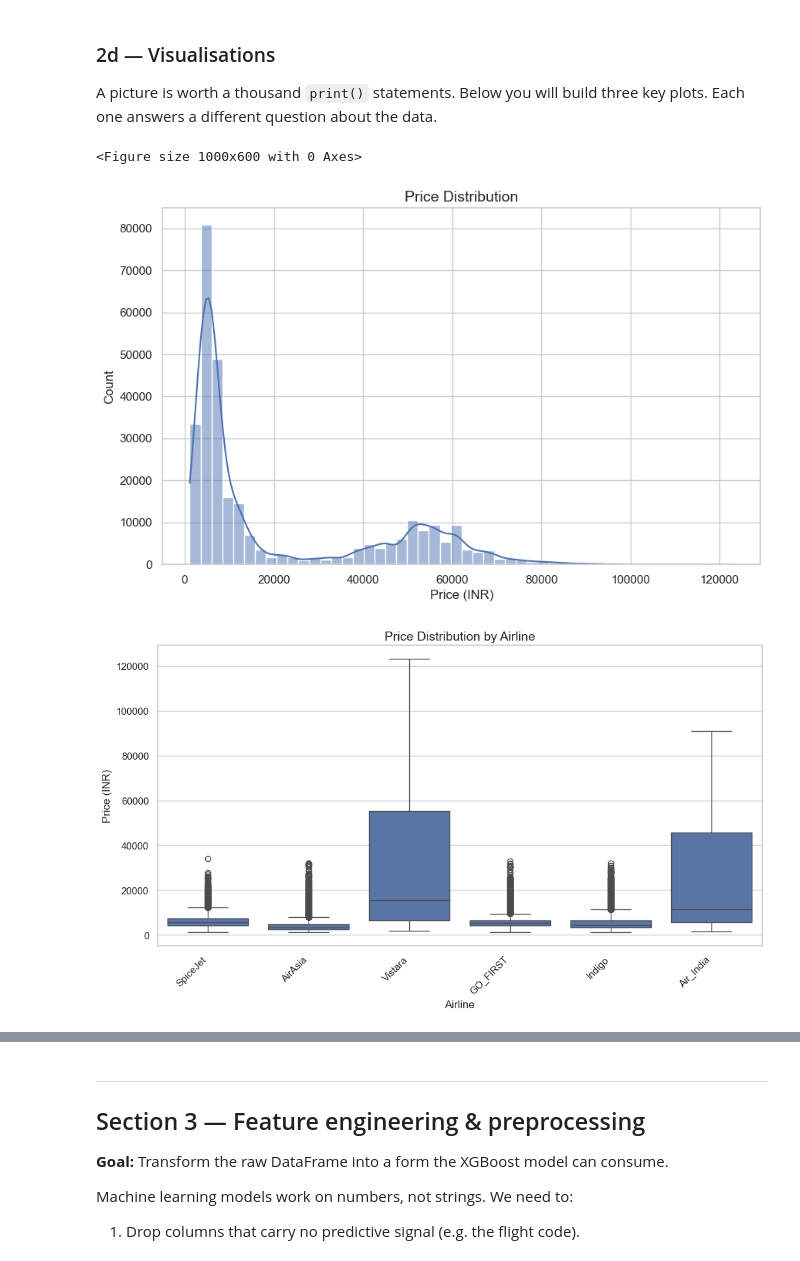
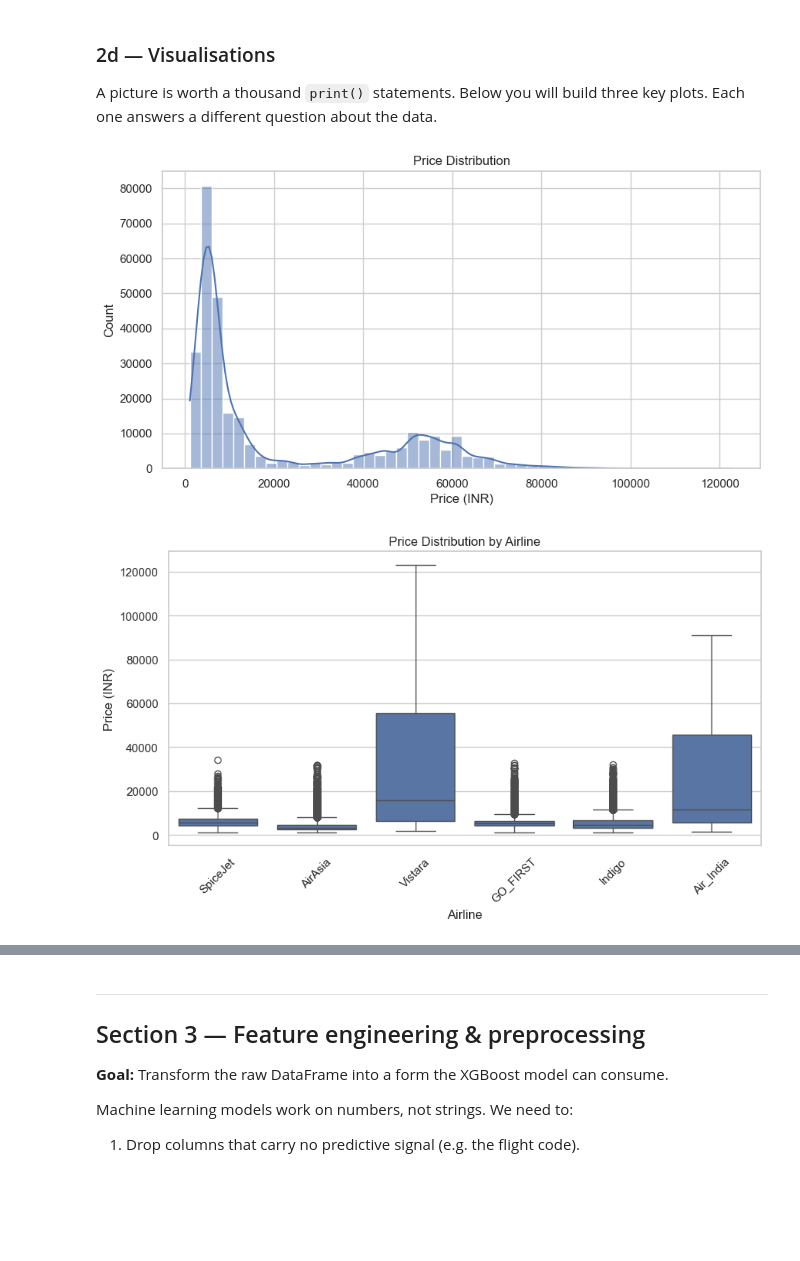
Before and after one commit to TAMU-Aggie-Data-Science-Club/fall2026-american-airlines, a Jupyter notebook: deliverable1/flight_price_prediction.ipynb, the cells around one changed output, grey strips where cells are left out. Cells and saved outputs as stored; diff of their text form; code cells hidden in the pictures; blank space fills up the shorter version.

```diff
--- a/deliverable1/flight_price_prediction.ipynb
+++ b/deliverable1/flight_price_prediction.ipynb
@@ -133,10 +133,10 @@ All imports successful!
 # %%
 # TODO: Load Clean_Dataset.csv into a DataFrame called `df`.
 # The file lives at deliverable1/data/Clean_Dataset.csv relative to the repo root.
-df = pd.read_csv('C:/Users/gadda/fall2026-american-airlines/deliverable1/data/Clean_Dataset.csv')  # replace None with the correct pd.read_csv() call
+df = pd.read_csv('deliverable1/data/Clean_Dataset.csv', index_col=0)
 
 # TODO: Print the shape of the DataFrame (rows, columns) so we know how much data we have.
-df.shape
+print(df.shape)
 
 # TODO: Display the first 5 rows using .head() so we can eyeball the columns.
 df.head()
@@ -228,5 +233,6 @@ dtype: int64
 # TODO: Drop any rows that contain null values using df.dropna().
 # Assign the result back to df.
 # After dropping, print the new shape to confirm how many rows (if any) were removed.
-print("no rows removed")
+df = df.dropna()
+print(df.shape)
 # %% [output]
@@ -362,28 +364,20 @@ A picture is worth a thousand `print()` statements. Below you will build three k
 # %%
 # TODO: Plot a histogram of the Price column to see its distribution.
 #
 # A right-skewed distribution (long tail to the right) is common for prices —
 # most flights are cheap, but a few are very expensive.
 #
 # Hint: use plt.hist(prices, bins=50) or sns.histplot(df['Price'], bins=50, kde=True)
 # kde=True adds a smooth density curve on top of the histogram.
 #
 # Add a title, x-label ('Price (INR)'), and y-label ('Count').
-plt.figure(figsize=(10, 6))
-
-# Plot the histogram with a KDE curve
 sns.histplot(df['price'], bins=50, kde=True)
-
-# Add titles and labels
-plt.title('Price Distribution', fontsize=14)
-plt.xlabel('Price (INR)', fontsize=12)
-plt.ylabel('Count', fontsize=12)
-
-# Display the plot
+plt.title('Price Distribution')
+plt.xlabel('Price (INR)')
+plt.ylabel('Count')
 plt.show()
 # %% [output]
-<Figure size 1000x600 with 0 Axes>
-[figure, old version]
+[figure, new version]
 # %%
 # TODO: Create a box plot of Price grouped by Airline.
 #
@@ -392,23 +386,14 @@ plt.show()
 #
 # Hint: sns.boxplot(data=df, x='Airline', y='Price')
 #       plt.xticks(rotation=45) rotates the x-axis labels so they don't overlap.
-plt.figure(figsize=(12, 6))
-
-# Create a box plot of Price grouped by Airline
 sns.boxplot(data=df, x='airline', y='price')
-
-# Rotate x-axis labels so they don't overlap
-plt.xticks(rotation=45, ha='right')
-
-# Add titles and labels
-plt.title('Price Distribution by Airline', fontsize=14)
-plt.xlabel('Airline', fontsize=12)
-plt.ylabel('Price (INR)', fontsize=12)
-
-# Display the plot
+plt.xticks(rotation=45)
+plt.title('Price Distribution by Airline')
+plt.xlabel('Airline')
+plt.ylabel('Price (INR)')
 plt.show()
 # %% [output]
-[figure, old version]
+[figure, new version]
 # %%
 # TODO: Create a scatter plot of Duration (x-axis) vs Price (y-axis),
 # with points coloured by the Stops column.
```
Also changed, not shown: parts of 21 cells of this notebook.
